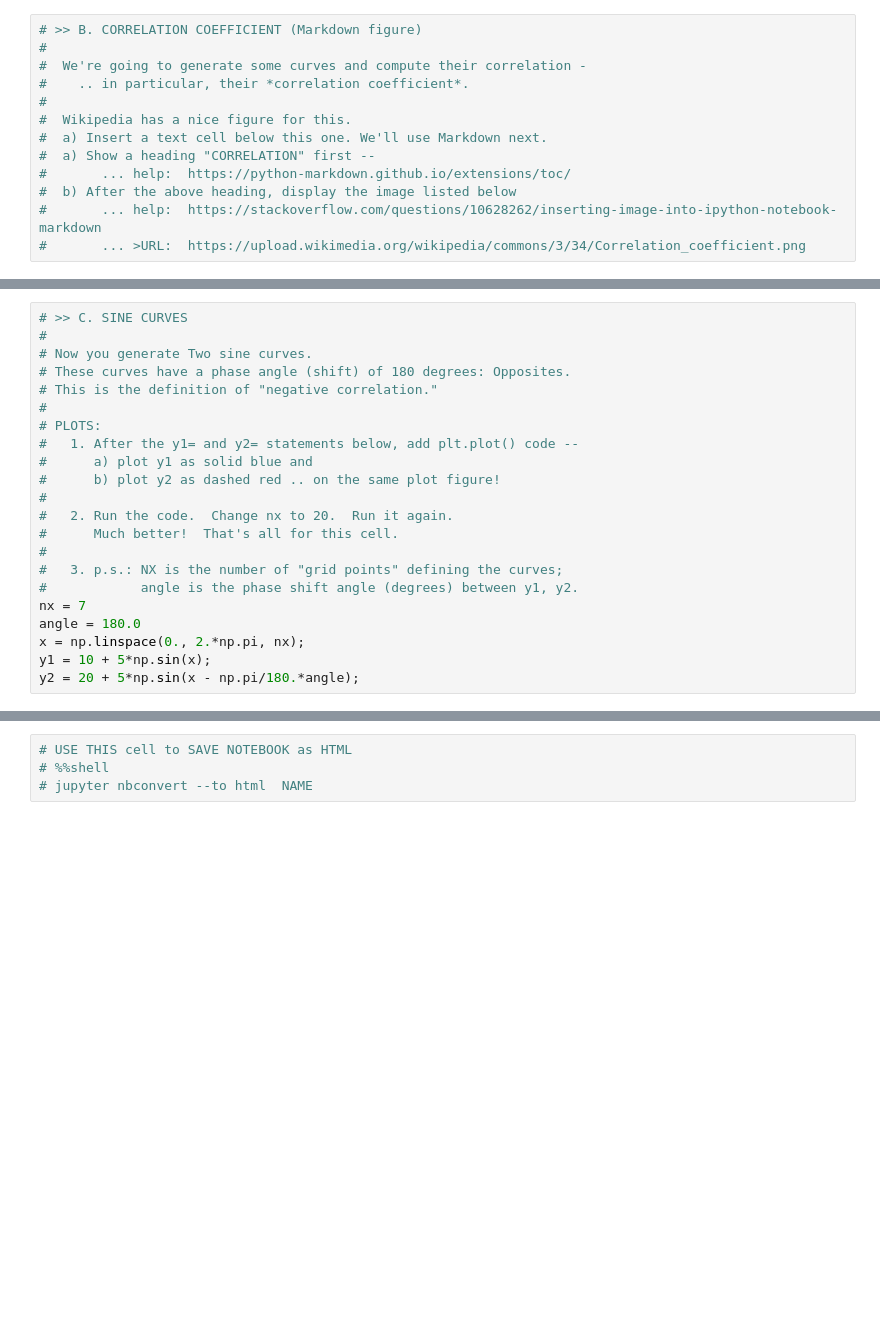
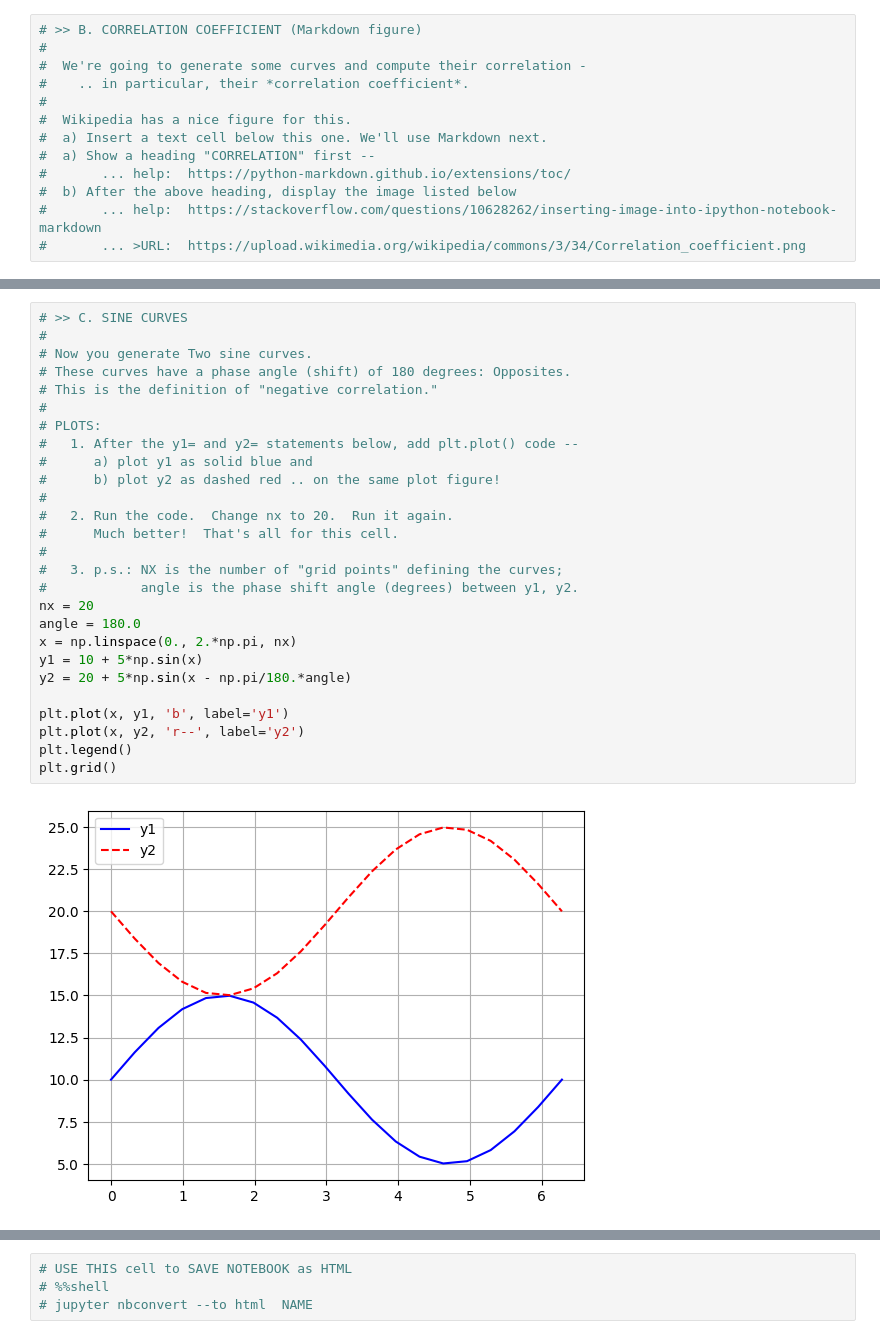
Before and after one commit to TheoXiong7/ATMS-305, a Jupyter notebook: lab20/Lab20_Fa24_Correlation.ipynb, the cells around one changed output, grey strips where cells are left out. Drawn from its saved outputs; the diff is of its cells as text; blank space fills up the shorter version.

```diff
--- a/lab20/Lab20_Fa24_Correlation.ipynb
+++ b/lab20/Lab20_Fa24_Correlation.ipynb
@@ -31,25 +41,32 @@
 # %%
 # >> C. SINE CURVES
 #
 # Now you generate Two sine curves.
 # These curves have a phase angle (shift) of 180 degrees: Opposites.
 # This is the definition of "negative correlation."
 #
 # PLOTS:
 #   1. After the y1= and y2= statements below, add plt.plot() code --
 #      a) plot y1 as solid blue and
 #      b) plot y2 as dashed red .. on the same plot figure!
 #
 #   2. Run the code.  Change nx to 20.  Run it again.
 #      Much better!  That's all for this cell.
 #
 #   3. p.s.: NX is the number of "grid points" defining the curves;
 #            angle is the phase shift angle (degrees) between y1, y2.
-nx = 7
+nx = 20
 angle = 180.0
-x = np.linspace(0., 2.*np.pi, nx);
-y1 = 10 + 5*np.sin(x);
-y2 = 20 + 5*np.sin(x - np.pi/180.*angle);
+x = np.linspace(0., 2.*np.pi, nx)
+y1 = 10 + 5*np.sin(x)
+y2 = 20 + 5*np.sin(x - np.pi/180.*angle)
+
+plt.plot(x, y1, 'b', label='y1')
+plt.plot(x, y2, 'r--', label='y2')
+plt.legend()
+plt.grid()
+# %% [output]
+[figure, added]
 # %%
 # >> D. CURVES + CORRELATION
 #
```
Also changed, not shown: parts of 14 cells of this notebook, 2 other files.
